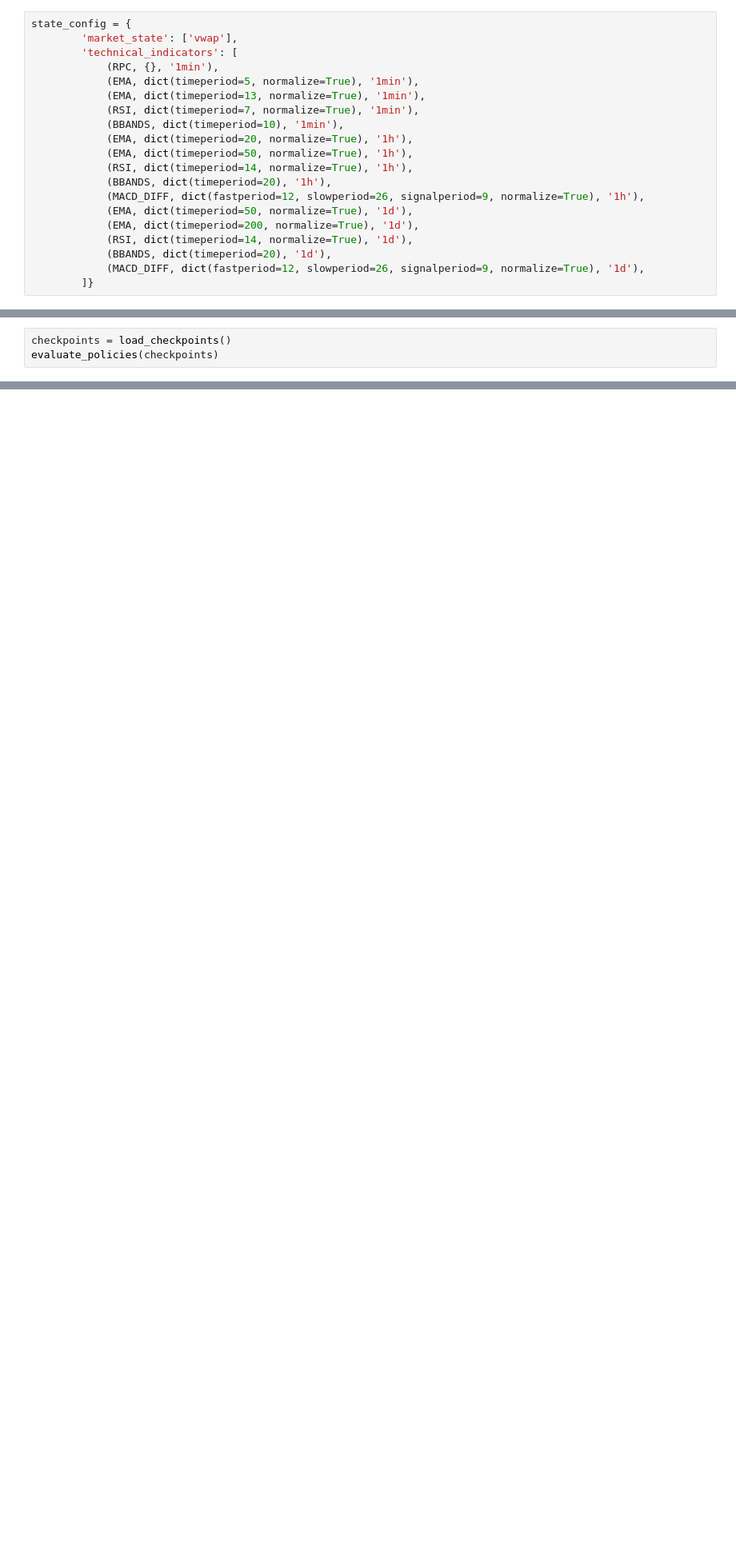
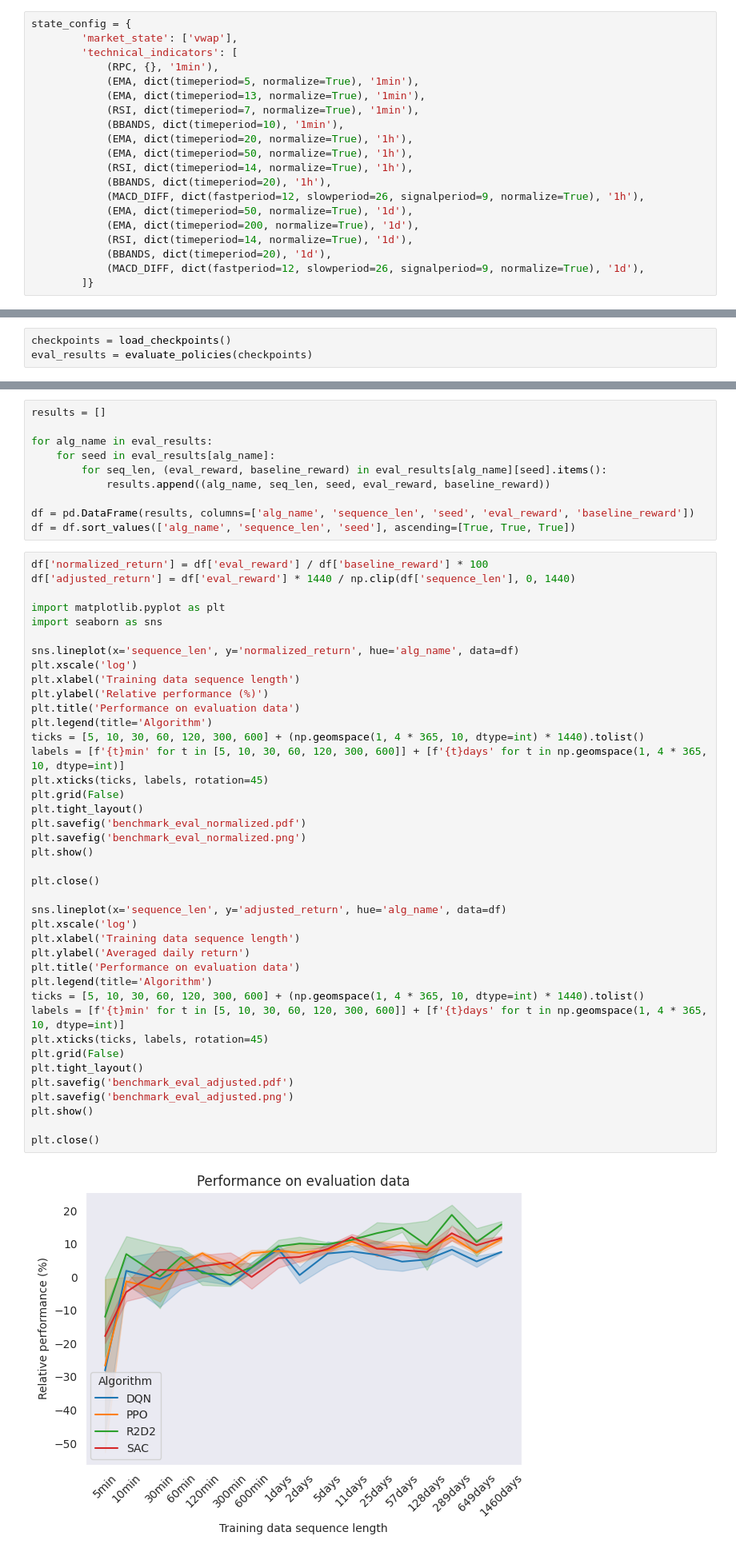
Before and after one commit to Fassty/diploma-thesis, a Jupyter notebook: notebooks/policy evaluation.ipynb, the cells around one changed output, grey strips where cells are left out. Shown at 80% size. Cells and saved outputs as stored; diff of their text form; blank space fills up the shorter version.

```diff
--- a/notebooks/policy evaluation.ipynb
+++ b/notebooks/policy evaluation.ipynb
@@ -96,4 +129,4 @@ def evaluate_policies(checkpoints):
 # %%
 checkpoints = load_checkpoints()
-evaluate_policies(checkpoints)
+eval_results = evaluate_policies(checkpoints)
 # %% [output]
@@ -135,0 +212,52 @@ reward_total: 271.1943010224495
+# %%
+results = []
+
+for alg_name in eval_results:
+    for seed in eval_results[alg_name]:
+        for seq_len, (eval_reward, baseline_reward) in eval_results[alg_name][seed].items():
+            results.append((alg_name, seq_len, seed, eval_reward, baseline_reward))
+
+df = pd.DataFrame(results, columns=['alg_name', 'sequence_len', 'seed', 'eval_reward', 'baseline_reward'])
+df = df.sort_values(['alg_name', 'sequence_len', 'seed'], ascending=[True, True, True])
+# %%
+df['normalized_return'] = df['eval_reward'] / df['baseline_reward'] * 100
+df['adjusted_return'] = df['eval_reward'] * 1440 / np.clip(df['sequence_len'], 0, 1440)
+
+import matplotlib.pyplot as plt
+import seaborn as sns
+
+sns.lineplot(x='sequence_len', y='normalized_return', hue='alg_name', data=df)
+plt.xscale('log')
+plt.xlabel('Training data sequence length')
+plt.ylabel('Relative performance (%)')
+plt.title('Performance on evaluation data')
+plt.legend(title='Algorithm')
+ticks = [5, 10, 30, 60, 120, 300, 600] + (np.geomspace(1, 4 * 365, 10, dtype=int) * 1440).tolist()
+labels = [f'{t}min' for t in [5, 10, 30, 60, 120, 300, 600]] + [f'{t}days' for t in np.geomspace(1, 4 * 365, 10, dtype=int)]
+plt.xticks(ticks, labels, rotation=45)
+plt.grid(False)
+plt.tight_layout()
+plt.savefig('benchmark_eval_normalized.pdf')
+plt.savefig('benchmark_eval_normalized.png')
+plt.show()
+
+plt.close()
+
+sns.lineplot(x='sequence_len', y='adjusted_return', hue='alg_name', data=df)
+plt.xscale('log')
+plt.xlabel('Training data sequence length')
+plt.ylabel('Averaged daily return')
+plt.title('Performance on evaluation data')
+plt.legend(title='Algorithm')
+ticks = [5, 10, 30, 60, 120, 300, 600] + (np.geomspace(1, 4 * 365, 10, dtype=int) * 1440).tolist()
+labels = [f'{t}min' for t in [5, 10, 30, 60, 120, 300, 600]] + [f'{t}days' for t in np.geomspace(1, 4 * 365, 10, dtype=int)]
+plt.xticks(ticks, labels, rotation=45)
+plt.grid(False)
+plt.tight_layout()
+plt.savefig('benchmark_eval_adjusted.pdf')
+plt.savefig('benchmark_eval_adjusted.png')
+plt.show()
+
+plt.close()
+# %% [output]
+[figure, added]
```
Also changed, not shown: parts of 7 cells of this notebook, 4 other files.
